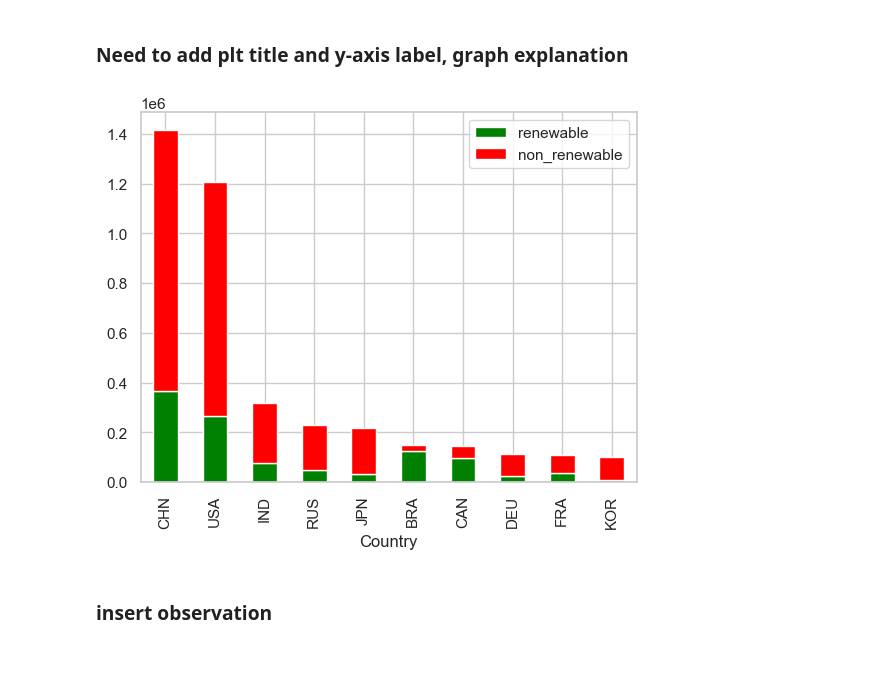
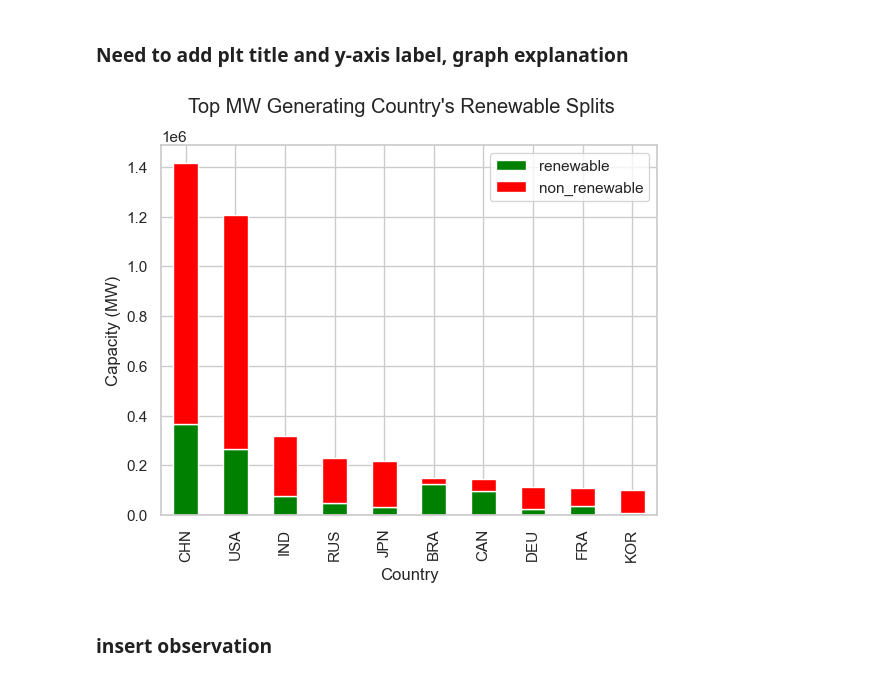
Before and after one commit to jlstjohn/coil_project, a Jupyter notebook: global_power_plant_project/gpp_final.ipynb, the cells around one changed output. Cells and saved outputs as stored; diff of their text form; code cells hidden in the pictures.

```diff
--- a/global_power_plant_project/gpp_final.ipynb
+++ b/global_power_plant_project/gpp_final.ipynb
@@ -269,10 +290,10 @@ popData.head()
 | 3 | Africa Western and Central | AFW | Population, total | SP.POP.TOTL | 269611898.0 | 346475221.0 | 356337762.0 | 376797999.0 | ... |
 | 4 | Angola | AGO | Population, total | SP.POP.TOTL | 16394062.0 | 22507674.0 | 23364185.0 | 25188292.0 | ... |
 # %%
-# Merge gpp_data with popData based on the "country_long" and "Country Name" columns
-gpp_data = pd.merge(gpp_data, popData[['Country Name', 'Growth_rate_%']], left_on='country_long', right_on='Country Name', how='left')
+# Merge gpp_data with popData based on the "country" and "Country Code" columns
+gpp_data = pd.merge(gpp_data, popData[['Country Code', 'Growth_rate_%']], left_on='country', right_on='Country Code', how='left')
 
-gpp_data.drop(labels="Country Name", axis=1, inplace=True)
+gpp_data.drop(labels="Country Code", axis=1, inplace=True)
 
 gpp_data.head()
 # %% [output]
@@ -324,24 +346,28 @@ Name: count, dtype: int64
 # %%
+#Initialize NaN Country list for future reference, if needed
+nanCountryList = []
+#initialize dictionary to store data
+countries = {country : None for country in set(gpp_data["country"])}
 
-nanCountryList = []
-countries = {country : None for country in set(gpp_data["country"])}
-switch = 0
 for country in countries.keys():
-    year = gpp_data['year_of_capacity_data'].loc[gpp_data["country"] == country]
-    yearAve = np.mean(year)
+    #pull year and MW data for each country
+    yearMW = gpp_data[['year_of_capacity_data', 'capacity_mw']].loc[gpp_data["country"] == country].dropna(subset=['year_of_capacity_data'])
 
-    if not np.isnan(yearAve):
-        yearAve = int(yearAve)
+    # pull in population and HDI data from weighted average of year & MW capacity
+    if not yearMW.empty:
+        yearAve = int(np.round(np.sum(yearMW['year_of_capacity_data']*yearMW['capacity_mw'])/np.sum(yearMW['capacity_mw'])))
         pop = popData[str(yearAve)].loc[popData["Country Code"] == country]
         hdindex = hdiData["hdi_"+str(yearAve)].loc[hdiData["iso3"] == country]
+
+    #else if year data unavailable, take values of Population and HDI from 2013-2019
     else:
         pop = popData.iloc[:, 8:15].loc[popData["Country Code"] == country]
         hdindex = hdiData.iloc[:,6:13].loc[hdiData["iso3"] == country]
         nanCountryList.append(country)
 
+    #update country dictionary with mean of HDI and Population
     countries[country] = {'HDI' : np.mean(hdindex), 'Data_year': yearAve, 'Population': np.mean(pop)}
-    # if not np.isnan(year):
-    #     year = str(int(year))
+
 
 tempDf = pd.DataFrame(countries).T
 
@@ -464,22 +482,26 @@ plt.show()
 # %%
 xtoplot_full = capacities["Country"]
 
 data_splot_full =  pd.DataFrame(index = xtoplot_full, columns=['renewable', 'non_renewable'])
 
 for country in xtoplot_full:
     temp = gpp_data[gpp_data["country"]==country]
     data_splot_full.loc[country, 'renewable'] = temp[temp["is_renewable"]]["capacity_mw"].sum()
     data_splot_full.loc[country, 'non_renewable'] = temp[~temp["is_renewable"]]["capacity_mw"].sum()
     data_splot_full.loc[country, 'country'] = country
 
-sns.set(style="whitegrid")
+sns.set_style("whitegrid")
 
 xtoplot = xtoplot_full.iloc[:10]
 data_splot = data_splot_full[:10]
 
-data_splot.plot(kind = 'bar', stacked=True, color = ['green', 'red']);
+data_splot.plot(kind = 'bar', stacked=True, color = ['green', 'red'])
+
+plt.ylabel("Capacity (MW)")
+plt.suptitle("Top MW Generating Country's Renewable Splits")
+plt.show()
 # %% [output]
-[figure, old version]
+[figure, new version]
 # %% [markdown]
 ### insert observation
 # %% [markdown]
```
Also changed, not shown: parts of 15 cells of this notebook, 1 other file.
